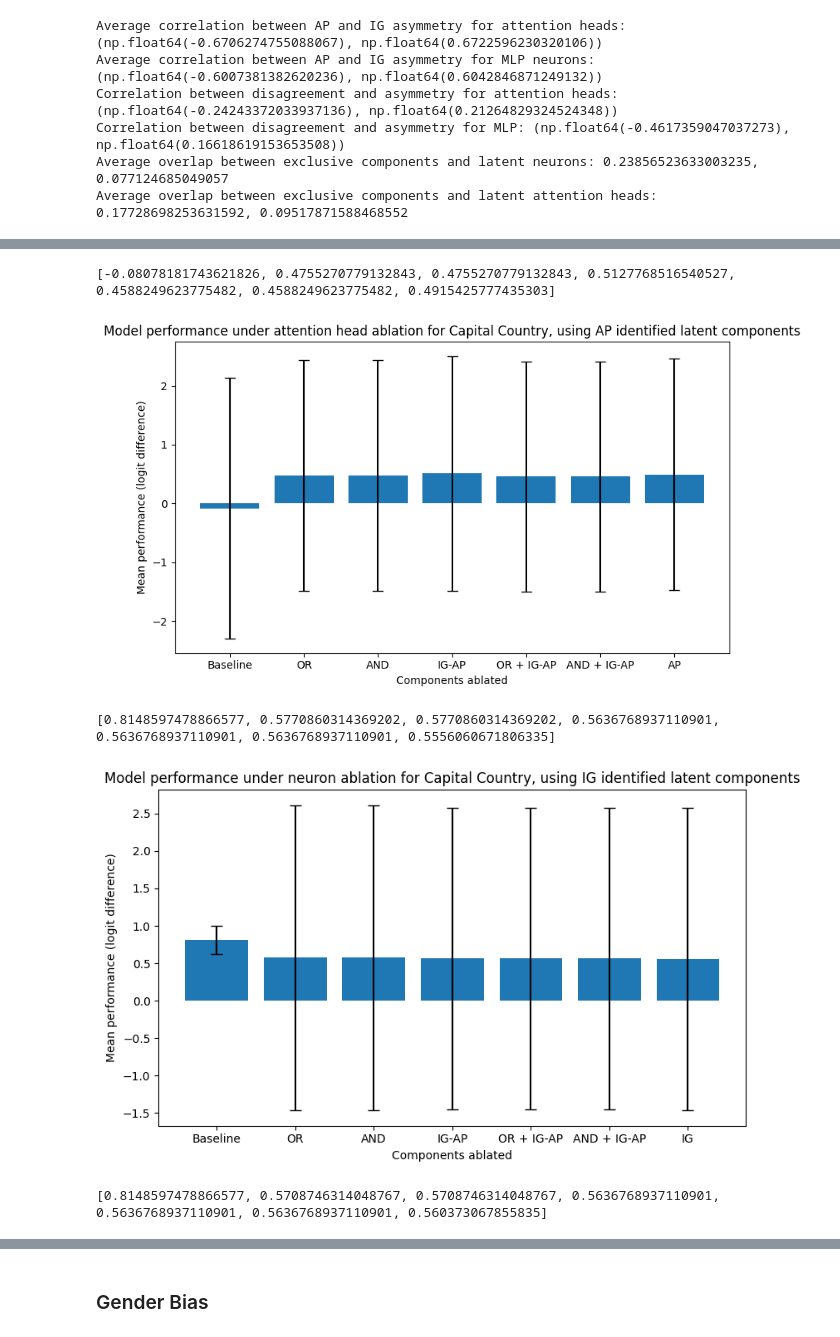
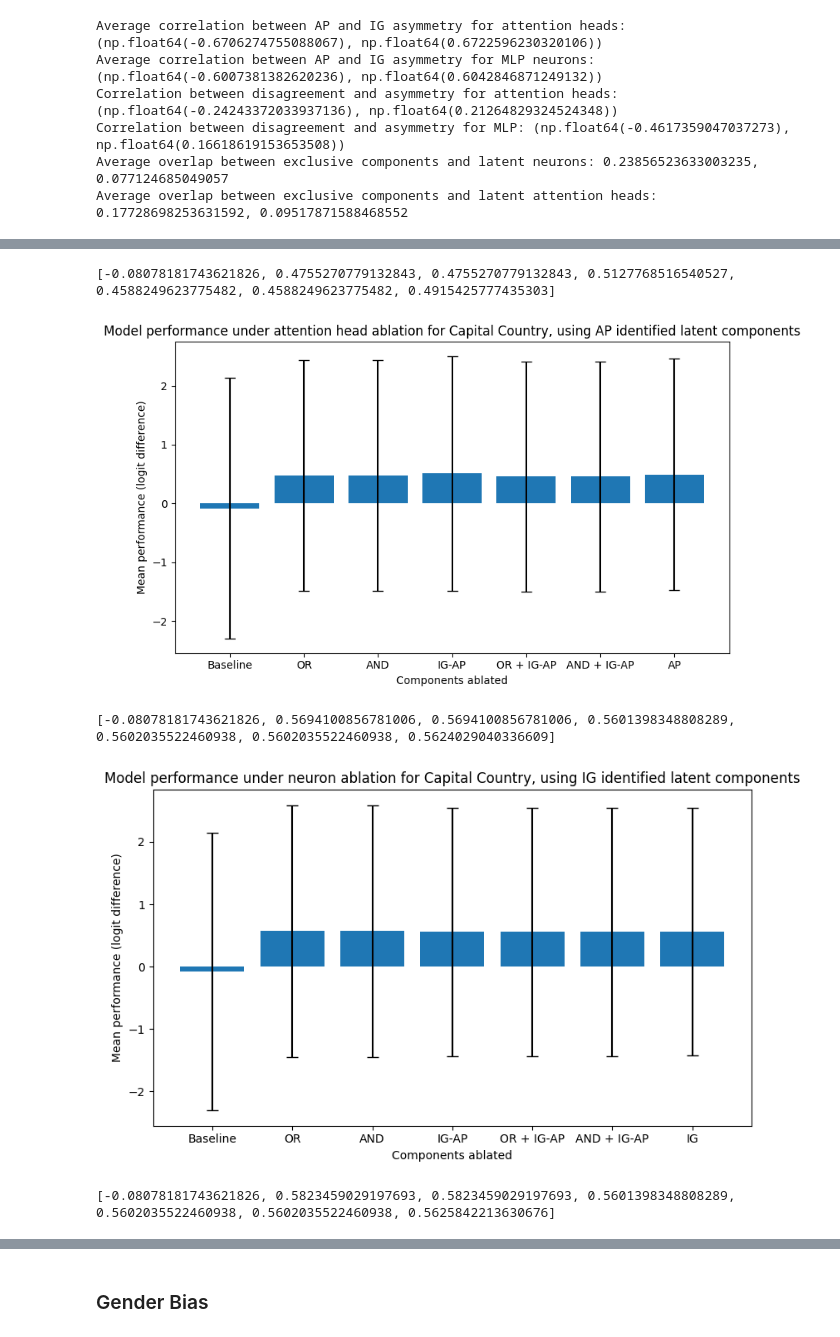
Before and after one commit to mwmlo/gradient_causal_knowledge, a Jupyter notebook: 4 - Latent_components.ipynb, the cells around one changed output, grey strips where cells are left out. Saved outputs shown, nothing was run; the diff lists cells and outputs as text; code cells hidden in the pictures.

```diff
--- a/4 - Latent_components.ipynb
+++ b/4 - Latent_components.ipynb
@@ -915,10 +915,13 @@ Correlation between disagreement and asymmetry for MLP: (np.float64(-0.461735904
 Average overlap between exclusive components and latent neurons: 0.23856523633003235, 0.077124685049057
 Average overlap between exclusive components and latent attention heads: 0.17728698253631592, 0.09517871588468552
 # %%
-run_latent_ablation_experiment(model, capital_country_ig_clean_corrupt_mlp, capital_country_ig_clean_corrupt_attn, capital_country_ap_clean_corrupt_mlp, capital_country_ap_clean_corrupt_attn, capital_country_ig_corrupt_clean_mlp, capital_country_ig_corrupt_clean_attn, capital_country_ap_corrupt_clean_mlp, capital_country_ap_corrupt_clean_attn, Task.CAPITAL_COUNTRY)
+# run_latent_ablation_experiment(model, capital_country_ig_clean_corrupt_mlp, capital_country_ig_clean_corrupt_attn, capital_country_ap_clean_corrupt_mlp, capital_country_ap_clean_corrupt_attn, capital_country_ig_corrupt_clean_mlp, capital_country_ig_corrupt_clean_attn, capital_country_ap_corrupt_clean_mlp, capital_country_ap_corrupt_clean_attn, Task.CAPITAL_COUNTRY)
 
 latent_ig_attn_ablation_scores = torch.load("results/latent_components/capital_country/latent_ig_attn_ablation_scores.pt")
 latent_ap_attn_ablation_scores = torch.load("results/latent_components/capital_country/latent_ap_attn_ablation_scores.pt")
+
+latent_ig_mlp_ablation_scores = torch.load("results/latent_components/capital_country/latent_ig_mlp_ablation_scores.pt")
+latent_ap_mlp_ablation_scores = torch.load("results/latent_components/capital_country/latent_ap_mlp_ablation_scores.pt")
 
 plot_bar_chart(
     latent_ig_attn_ablation_scores,
@@ -967,7 +954,7 @@ Saved latent AP MLP ablation scores to results/latent_components/capital_country
 [-0.08078181743621826, 0.53694748878479, 0.53694748878479, 0.5127768516540527, 0.4483410120010376, 0.4483410120010376, 0.5015049576759338]
 [figure]
 [-0.08078181743621826, 0.4755270779132843, 0.4755270779132843, 0.5127768516540527, 0.4588249623775482, 0.4588249623775482, 0.4915425777435303]
 [figure]
-[0.8148597478866577, 0.5770860314369202, 0.5770860314369202, 0.5636768937110901, 0.5636768937110901, 0.5636768937110901, 0.5556060671806335]
+[-0.08078181743621826, 0.5694100856781006, 0.5694100856781006, 0.5601398348808289, 0.5602035522460938, 0.5602035522460938, 0.5624029040336609]
-[figure, old version]
+[figure, new version]
-[0.8148597478866577, 0.5708746314048767, 0.5708746314048767, 0.5636768937110901, 0.5636768937110901, 0.5636768937110901, 0.560373067855835]
+[-0.08078181743621826, 0.5823459029197693, 0.5823459029197693, 0.5601398348808289, 0.5602035522460938, 0.5602035522460938, 0.5625842213630676]
```
Also changed, not shown: parts of 1 cell of this notebook.
